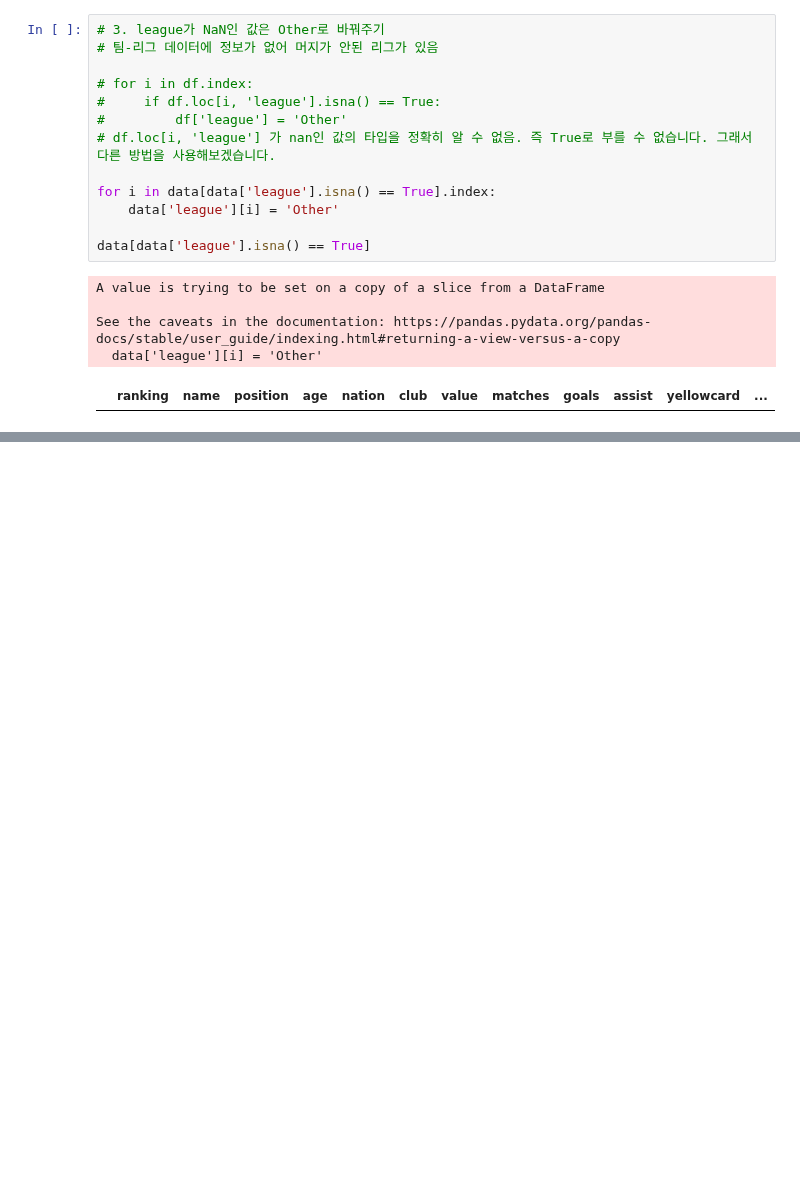
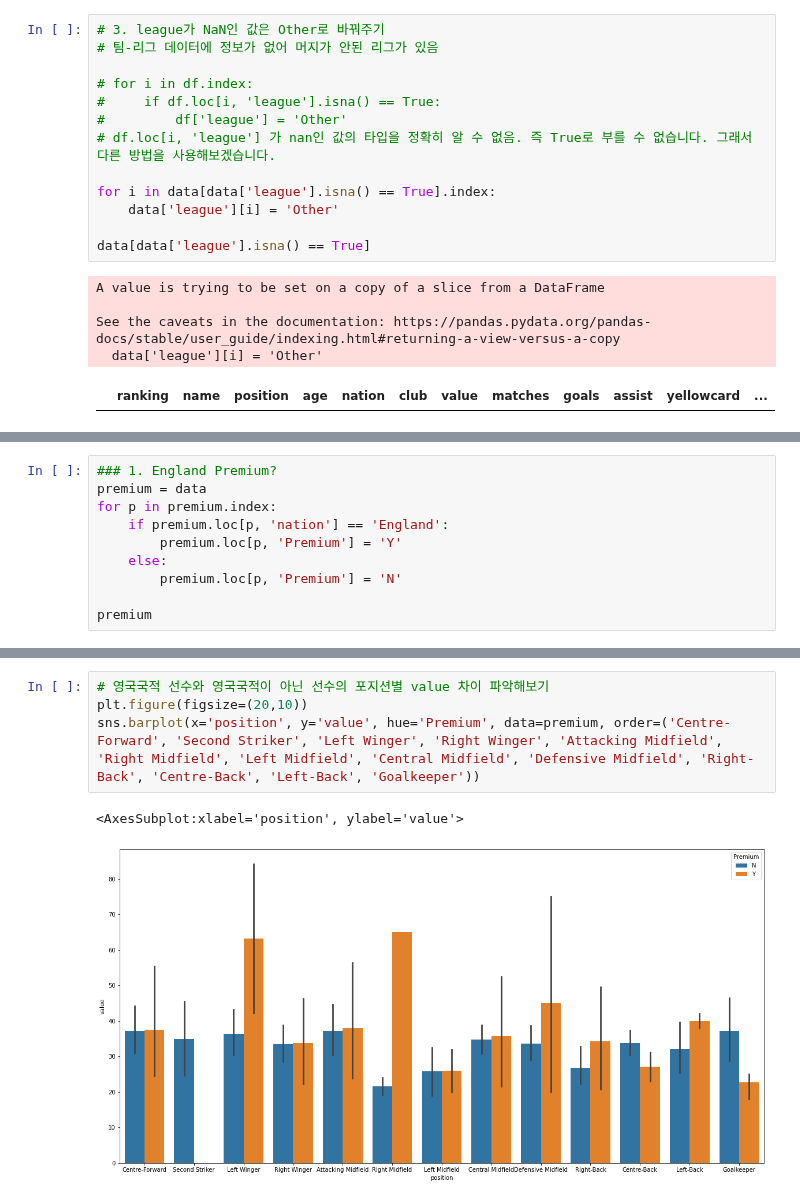
Before and after one commit to obilige/justone, a Jupyter notebook: FP_value/Football_Player.ipynb, the cells around one changed output, grey strips where cells are left out. Cells and saved outputs as stored; diff of their text form; blank space fills up the shorter version.

```diff
--- a/FP_value/Football_Player.ipynb
+++ b/FP_value/Football_Player.ipynb
@@ -550,0 +586,10 @@ data
+# %%
+### 1. England Premium?
+premium = data
+for p in premium.index:
+    if premium.loc[p, 'nation'] == 'England':
+        premium.loc[p, 'Premium'] = 'Y'
+    else:
+        premium.loc[p, 'Premium'] = 'N'
+
+premium
@@ -550,0 +659,7 @@ data
+# %%
+# 영국국적 선수와 영국국적이 아닌 선수의 포지션별 value 차이 파악해보기
+plt.figure(figsize=(20,10))
+sns.barplot(x='position', y='value', hue='Premium', data=premium, order=('Centre-Forward', 'Second Striker', 'Left Winger', 'Right Winger', 'Attacking Midfield', 'Right Midfield', 'Left Midfield', 'Central Midfield', 'Defensive Midfield', 'Right-Back', 'Centre-Back', 'Left-Back', 'Goalkeeper'))
+# %% [output]
+<AxesSubplot:xlabel='position', ylabel='value'>
+[figure, added]
```
Also changed, not shown: parts of 19 cells of this notebook.
